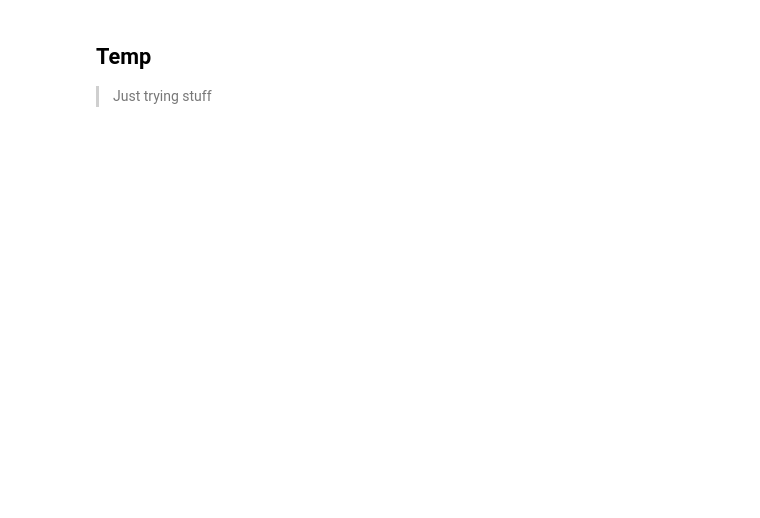
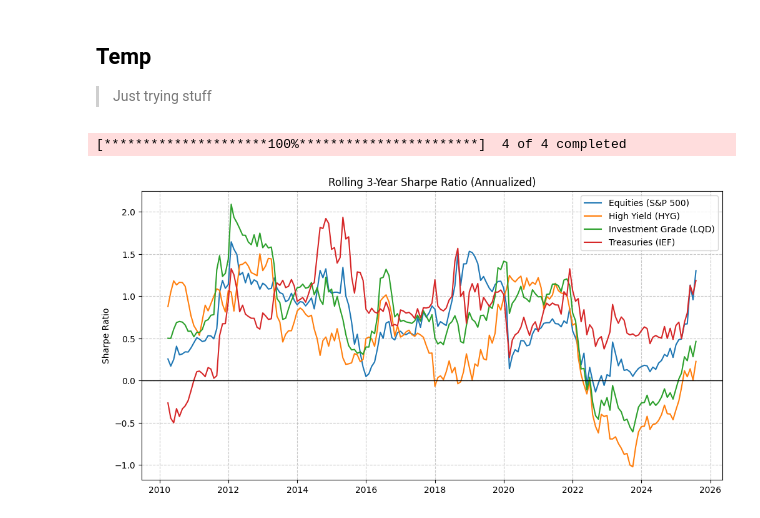
Before and after one commit to jlchereau/finapp, a Jupyter notebook: notebooks/temp.ipynb, the cells around one changed output. Drawn from its saved outputs; the diff is of its cells as text; code cells hidden in the pictures; blank space fills up the shorter version.

```diff
--- a/notebooks/temp.ipynb
+++ b/notebooks/temp.ipynb
@@ -391,3 +391,54 @@ if __name__ == "__main__":
         print(f"Zacks profile: {profile}")
     except Exception as e:
         print(f"Zacks error: {e}")
+# %%
+import yfinance as yf
+import pandas as pd
+import numpy as np
+import matplotlib.pyplot as plt
+
+# Tickers for proxies
+tickers = {
+    "Equities (S&P 500)": "^GSPC",
+    "High Yield (HYG)": "HYG",
+    "Investment Grade (LQD)": "LQD",
+    "Treasuries (IEF)": "IEF"
+}
+
+# Download monthly adjusted close prices
+data = yf.download(list(tickers.values()), start="2005-01-01", interval="1mo", auto_adjust=False)["Adj Close"]
+
+# Rename columns to friendly names
+data.columns = tickers.keys()
+
+# Compute monthly returns
+returns = data.pct_change().dropna()
+
+# Define risk-free rate (can use 3M T-bill, but assume ~0 for simplicity)
+rf = 0.0
+
+# Function to compute rolling Sharpe ratio
+def rolling_sharpe(returns, window=36):
+    excess = returns - rf/12
+    mean = excess.rolling(window).mean()
+    vol = excess.rolling(window).std()
+    sharpe = (mean / vol) * np.sqrt(12)  # annualize
+    return sharpe
+
+# Compute rolling 3Y Sharpe ratio for each asset
+rolling_sharpes = pd.DataFrame({col: rolling_sharpe(returns[col]) for col in returns.columns})
+
+# Plot
+plt.figure(figsize=(12,6))
+for col in rolling_sharpes.columns:
+    plt.plot(rolling_sharpes.index, rolling_sharpes[col], label=col)
+
+plt.axhline(0, color="black", linewidth=1)
+plt.title("Rolling 3-Year Sharpe Ratio (Annualized)")
+plt.ylabel("Sharpe Ratio")
+plt.legend()
+plt.grid(True, linestyle="--", alpha=0.7)
+plt.show()
+# %% [output]
+[*********************100%***********************]  4 of 4 completed
+[figure, added]
```
Also changed, not shown: 53 other files.
